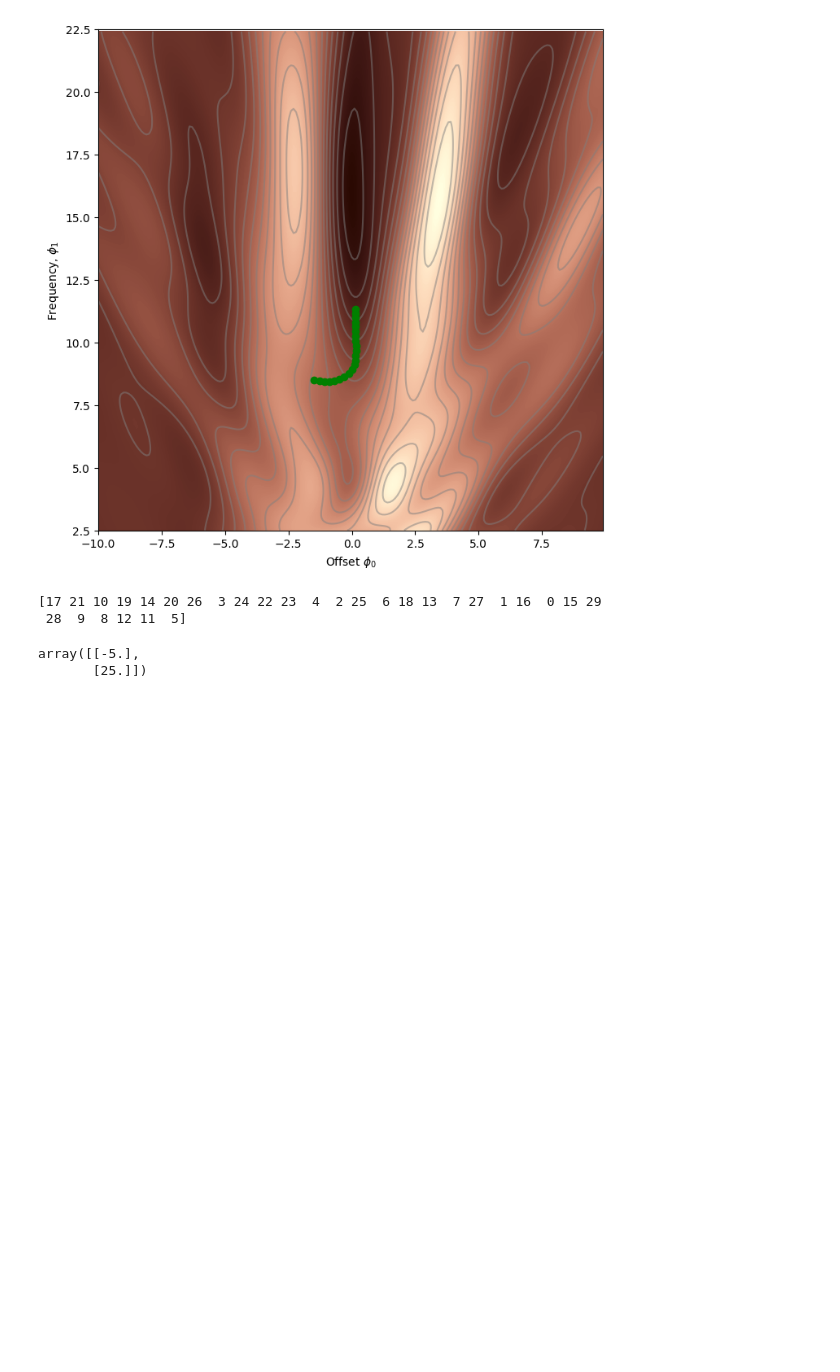
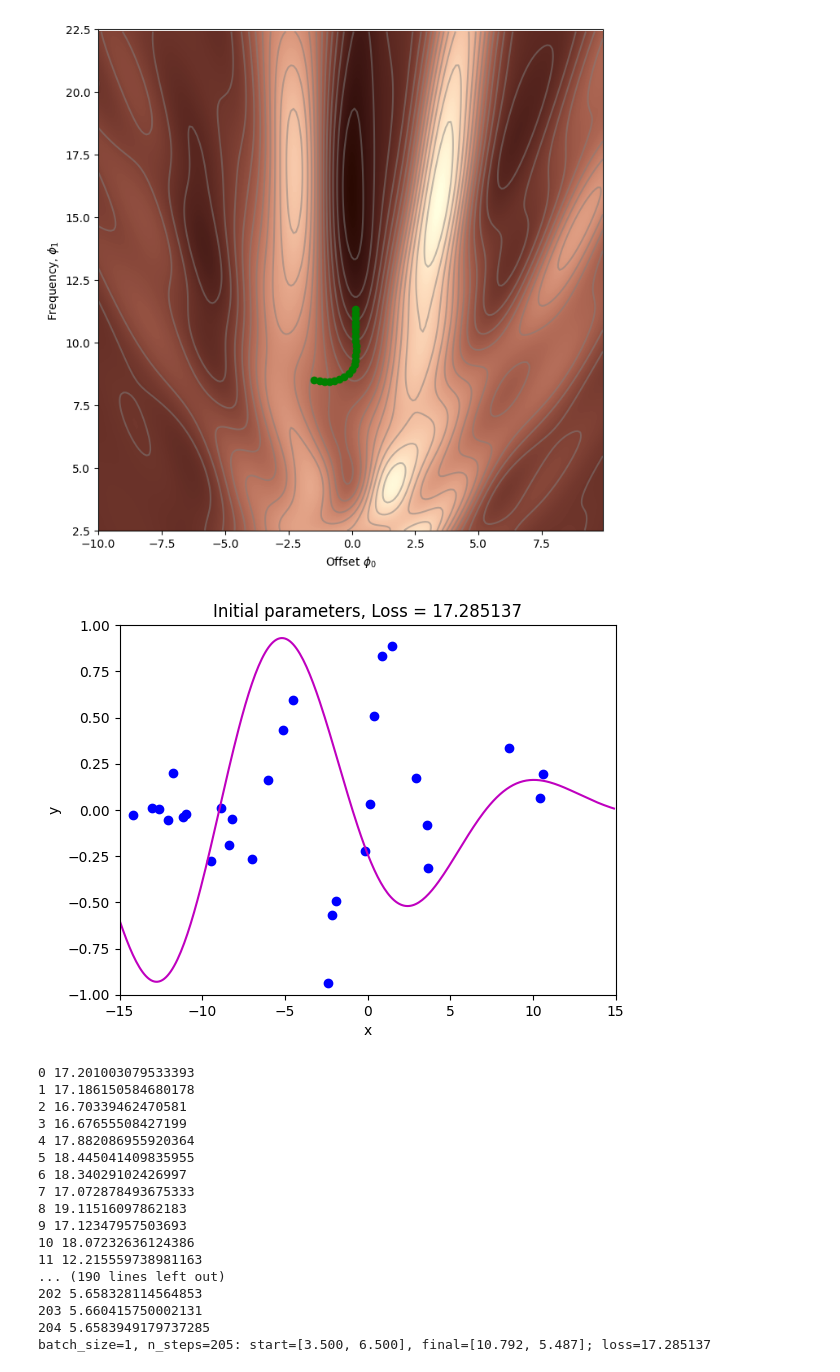
Before and after one commit to LogicsSoftware/Spoon-Knife, a Jupyter notebook: Notebooks/Chap06/6_3_Stochastic_Gradient_Descent.ipynb, the cells around one changed output. Saved outputs shown, nothing was run; the diff lists cells and outputs as text; code cells hidden in the pictures; blank space fills up the shorter version.

```diff
--- a/Notebooks/Chap06/6_3_Stochastic_Gradient_Descent.ipynb
+++ b/Notebooks/Chap06/6_3_Stochastic_Gradient_Descent.ipynb
@@ -331,37 +331,71 @@ def stochastic_gradient_descent_step(phi, data, alpha, batch_size):
   # You can use the function np.random.permutation to generate a random permutation of the n_data = data.shape[1] indices
   # and then just choose the first n=batch_size of these indices.  Then compute the gradient update
   # from just the data with these indices.   More properly, you should sample without replacement, but this will do for now.
-  np.random.seed(1)
-  print(np.random.permutation(data.shape[1]))
 
+  #np.random.seed(1)
+  indexes = np.random.permutation(data.shape[1])
+  ##print(indexes)
+
+  x_values = np.zeros((batch_size,1))
+  y_values = np.zeros((batch_size,1))
+  ##print(x_values, y_values)
+  for i in range(batch_size):
+    x_values[i] = data[0,indexes[i]]
+    y_values[i] = data[1,indexes[i]]
+  ##print(x_values, y_values)
+
+  gradient = compute_gradient(x_values, y_values, phi)
+  ##print(gradient)
+  # Step 2:  Update the parameters -- note in the negative (downhill direction)
+  phi = phi - alpha * gradient
 
   return phi
 
-stochastic_gradient_descent_step(phi, data, alpha =0.5, batch_size=5)
+##stochastic_gradient_descent_step(phi, data, alpha =0.5, batch_size=5)
-# %% [output]
-[17 21 10 19 14 20 26  3 24 22 23  4  2 25  6 18 13  7 27  1 16  0 15 29
- 28  9  8 12 11  5]
-array([[-5.],
-       [25.]])
 # %%
 # Set the random number generator so you always get same numbers (disable if you don't want this)
 np.random.seed(1)
 # Initialize the parameters
-n_steps = 41
+batch_size = 5; n_steps = 41    # batch_size=5, n_steps=41: start=[3.500, 6.500], final=[-0.497, 12.268]; loss=17.285137
+batch_size = 1; n_steps = 5*41  # batch_size=1, n_steps=205: start=[3.500, 6.500], final=[10.792, 5.487]; loss=5.660070
+
 phi_all = np.zeros((2,n_steps+1))
 phi_all[0,0] = 3.5
 phi_all[1,0] = 6.5
 
 # Measure loss and draw initial model
 loss =  compute_loss(data[0,:], data[1,:], model, phi_all[:,0:1])
 draw_model(data,model,phi_all[:,0:1], "Initial parameters, Loss = %f"%(loss))
 
 for c_step in range (n_steps):
   # Do gradient descent step
-  phi_all[:,c_step+1:c_step+2] = stochastic_gradient_descent_step(phi_all[:,c_step:c_step+1],data, alpha =0.8, batch_size=5)
+  #phi_all[:,c_step+1:c_step+2] = stochastic_gradient_descent_step(phi_all[:,c_step:c_step+1],data, alpha =0.8, batch_size=batch_size)  # n_steps= 41: start=[3.500, 6.500], final=[-0.497, 12.268]; loss=4.624355
+  phi_all[:,c_step+1:c_step+2] = stochastic_gradient_descent_step(phi_all[:,c_step:c_step+1],data, alpha =0.8, batch_size=batch_size)
   # Measure loss and draw model every 8th step
-  if c_step % 8 == 0:
-    loss =  compute_loss(data[0,:], data[1,:], model, phi_all[:,c_step+1:c_step+2])
-    draw_model(data,model,phi_all[:,c_step+1], "Iteration %d, loss = %f"%(c_step+1,loss))
+  #if c_step % 8 == 0:
+    #loss =  compute_loss(data[0,:], data[1,:], model, phi_all[:,c_step+1:c_step+2])
+    #draw_model(data,model,phi_all[:,c_step+1], "Iteration %d, loss = %f"%(c_step+1,loss))
 
+  print(c_step, compute_loss(data[0,:], data[1,:], model, phi_all[:,c_step+1:c_step+2]))
+
+print('batch_size=%1.0i, n_steps=%1.0i: start=[%3.3f, %3.3f], final=[%3.3f, %3.3f]; loss=%f'%(batch_size, n_steps, phi_all[0, 0], phi_all[1, 0], phi_all[0, n_steps], phi_all[1, n_steps], loss))
 draw_loss_function(compute_loss, data, model,phi_all)
+# %% [output]
+[figure, added]
+0 17.201003079533393
+1 17.186150584680178
+2 16.70339462470581
+3 16.67655508427199
+4 17.882086955920364
+5 18.445041409835955
+6 18.34029102426997
+7 17.072878493675333
+8 19.11516097862183
+9 17.12347957503693
+10 18.07232636124386
+11 12.215559738981163
+... (190 lines left out)
+202 5.658328114564853
+203 5.660415750002131
+204 5.6583949179737285
+batch_size=1, n_steps=205: start=[3.500, 6.500], final=[10.792, 5.487]; loss=17.285137
```
Also changed, not shown: parts of 1 cell of this notebook.
